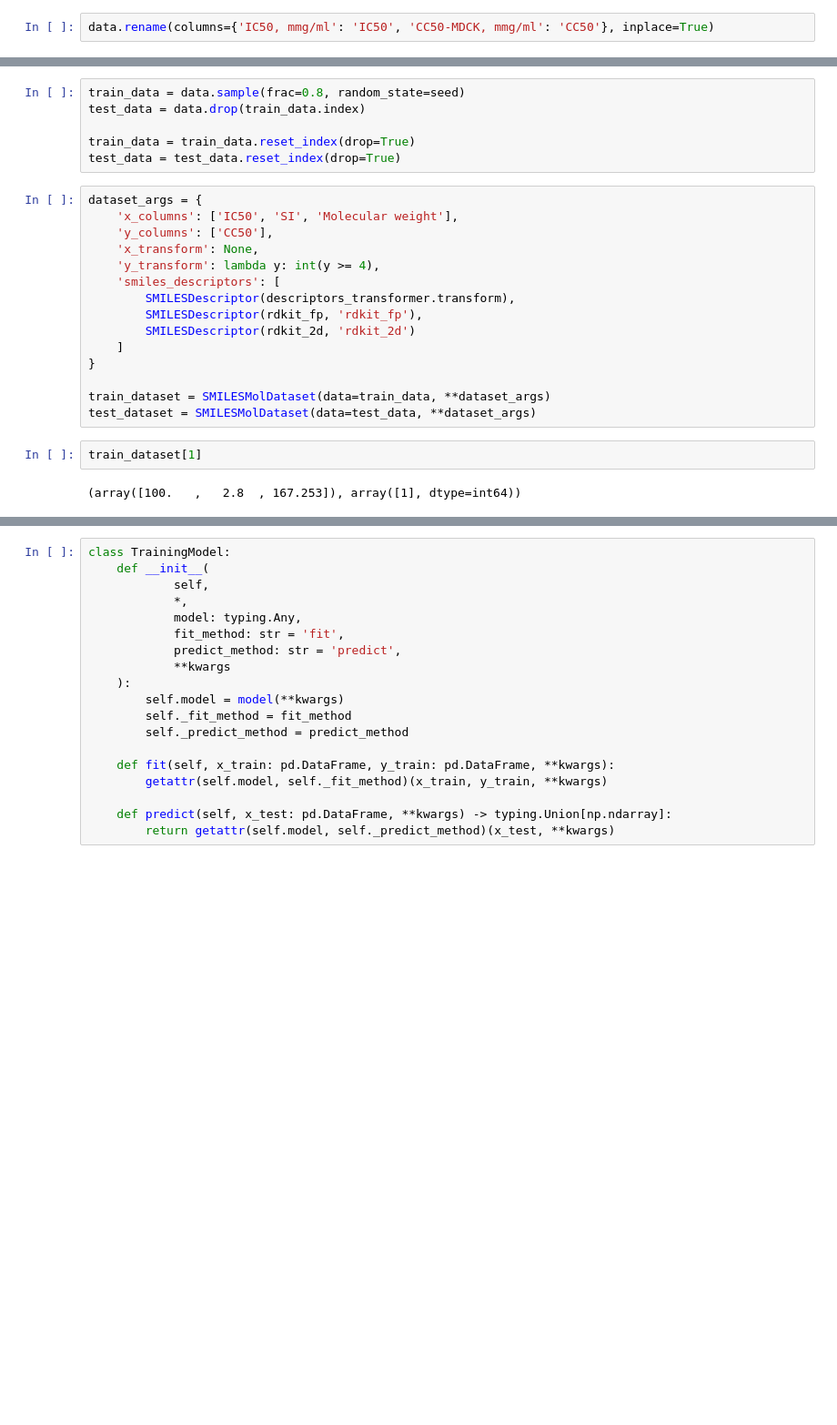
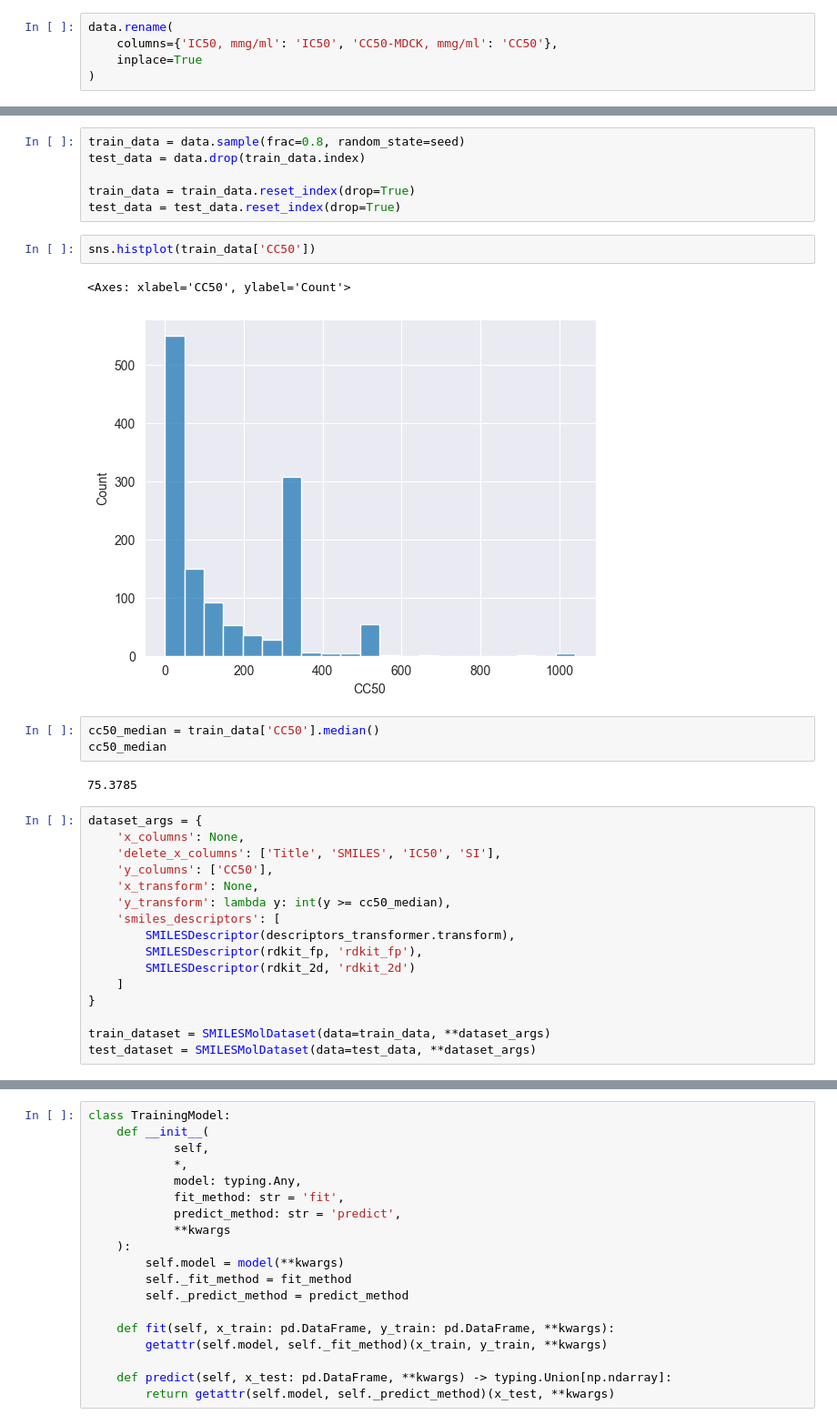
Before and after one commit to Maximrez/Chemical-Prediction, a Jupyter notebook: chem_prediction.ipynb, the cells around one changed output, grey strips where cells are left out. Shown at 91% size. Saved outputs shown, nothing was run; the diff lists cells and outputs as text; blank space fills up the shorter version.

Commit message:
data separation & accuracy (~0.80)

```diff
--- a/chem_prediction.ipynb
+++ b/chem_prediction.ipynb
@@ -38,7 +34,10 @@ data.head()
 | 3 | 1009-As-106 | 8.3 | 500.0 | 60.240964 | 222.377 | 1 | ... |
 | 4 | 1010-Ya-208 | 39.4 | 143.0 | 3.629442 | 239.361 | 2 | ... |
 # %%
-data.rename(columns={'IC50, mmg/ml': 'IC50', 'CC50-MDCK, mmg/ml': 'CC50'}, inplace=True)
+data.rename(
+    columns={'IC50, mmg/ml': 'IC50', 'CC50-MDCK, mmg/ml': 'CC50'},
+    inplace=True
+)
 # %%
 def mol_dsc_calc(mols):
     return pd.DataFrame({k: f(Chem.MolFromSmiles(m)) for k, f in descriptors.items()} for m in mols)
@@ -146,12 +157,23 @@ test_data = data.drop(train_data.index)
 
 train_data = train_data.reset_index(drop=True)
 test_data = test_data.reset_index(drop=True)
+# %%
+sns.histplot(train_data['CC50'])
+# %% [output]
+<Axes: xlabel='CC50', ylabel='Count'>
+[figure, added]
+# %%
+cc50_median = train_data['CC50'].median()
+cc50_median
+# %% [output]
+75.3785
 # %%
 dataset_args = {
-    'x_columns': ['IC50', 'SI', 'Molecular weight'],
+    'x_columns': None,
+    'delete_x_columns': ['Title', 'SMILES', 'IC50', 'SI'],
     'y_columns': ['CC50'],
     'x_transform': None,
-    'y_transform': lambda y: int(y >= 4),
+    'y_transform': lambda y: int(y >= cc50_median),
     'smiles_descriptors': [
         SMILESDescriptor(descriptors_transformer.transform),
         SMILESDescriptor(rdkit_fp, 'rdkit_fp'),
@@ -161,7 +183,3 @@ dataset_args = {
 
 train_dataset = SMILESMolDataset(data=train_data, **dataset_args)
 test_dataset = SMILESMolDataset(data=test_data, **dataset_args)
-# %%
-train_dataset[1]
-# %% [output]
-(array([100.   ,   2.8  , 167.253]), array([1], dtype=int64))
```
Also changed, not shown: parts of 10 cells of this notebook.
